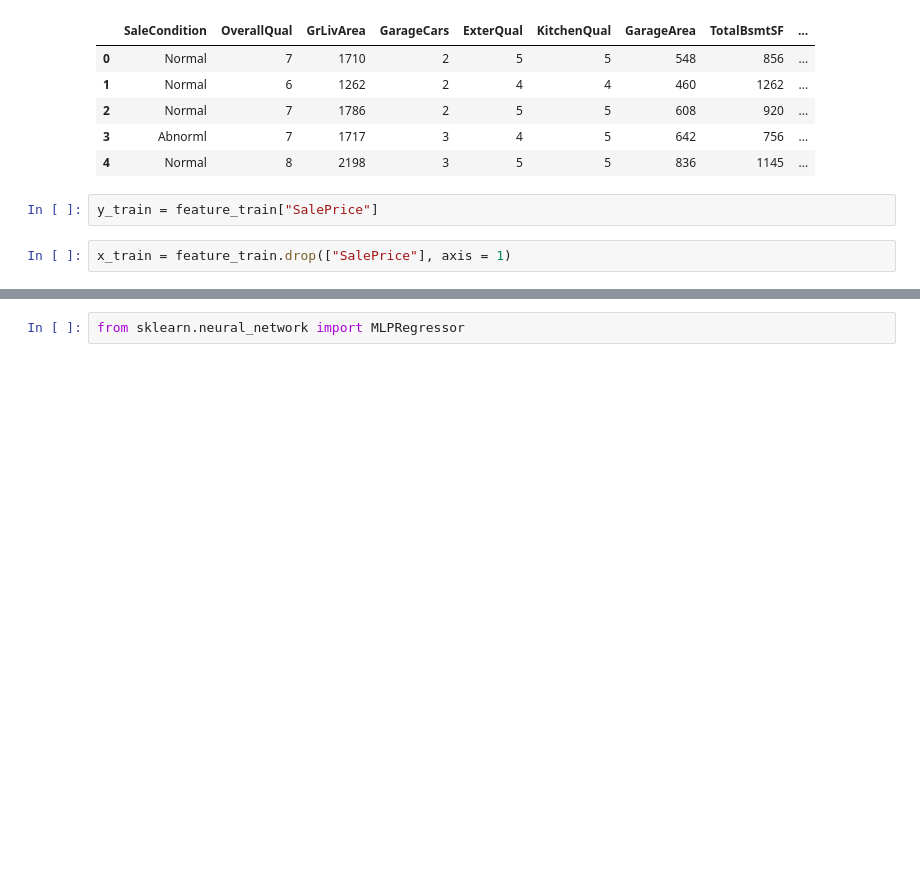
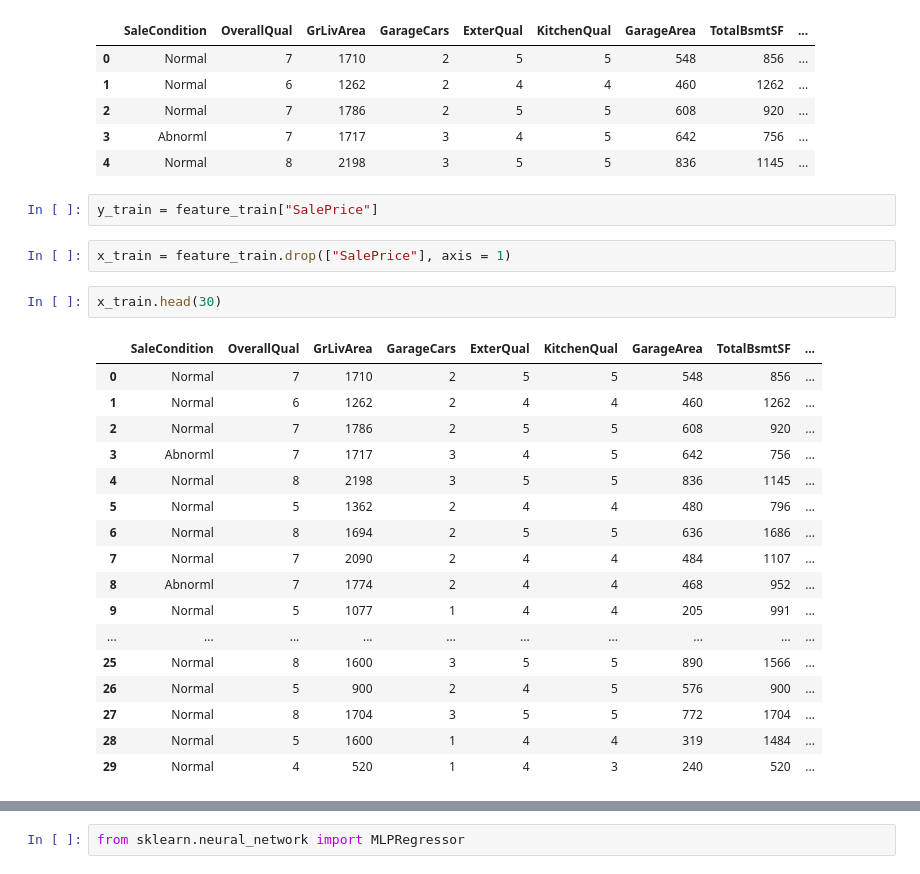
Before and after one commit to joyguptaa/Boston-Houses-Prediction, a Jupyter notebook: newNotebook.ipynb, the cells around one changed output, grey strips where cells are left out. Saved outputs shown, nothing was run; the diff lists cells and outputs as text; blank space fills up the shorter version.

```diff
--- a/newNotebook.ipynb
+++ b/newNotebook.ipynb
@@ -522,3 +522,23 @@ feature_train.head()
 y_train = feature_train["SalePrice"]
 # %%
 x_train = feature_train.drop(["SalePrice"], axis = 1)
+# %%
+x_train.head(30)
+# %% [output]
+|  | SaleCondition | OverallQual | GrLivArea | GarageCars | ExterQual | KitchenQual | GarageArea | TotalBsmtSF | ... |
+| 0 | Normal | 7 | 1710 | 2 | 5 | 5 | 548 | 856 | ... |
+| 1 | Normal | 6 | 1262 | 2 | 4 | 4 | 460 | 1262 | ... |
+| 2 | Normal | 7 | 1786 | 2 | 5 | 5 | 608 | 920 | ... |
+| 3 | Abnorml | 7 | 1717 | 3 | 4 | 5 | 642 | 756 | ... |
+| 4 | Normal | 8 | 2198 | 3 | 5 | 5 | 836 | 1145 | ... |
+| 5 | Normal | 5 | 1362 | 2 | 4 | 4 | 480 | 796 | ... |
+| 6 | Normal | 8 | 1694 | 2 | 5 | 5 | 636 | 1686 | ... |
+| 7 | Normal | 7 | 2090 | 2 | 4 | 4 | 484 | 1107 | ... |
+| 8 | Abnorml | 7 | 1774 | 2 | 4 | 4 | 468 | 952 | ... |
+| 9 | Normal | 5 | 1077 | 1 | 4 | 4 | 205 | 991 | ... |
+| ... | ... | ... | ... | ... | ... | ... | ... | ... | ... |
+| 25 | Normal | 8 | 1600 | 3 | 5 | 5 | 890 | 1566 | ... |
+| 26 | Normal | 5 | 900 | 2 | 4 | 5 | 576 | 900 | ... |
+| 27 | Normal | 8 | 1704 | 3 | 5 | 5 | 772 | 1704 | ... |
+| 28 | Normal | 5 | 1600 | 1 | 4 | 4 | 319 | 1484 | ... |
+| 29 | Normal | 4 | 520 | 1 | 4 | 3 | 240 | 520 | ... |
```
Also changed, not shown: parts of 29 cells of this notebook, 2 other files.
